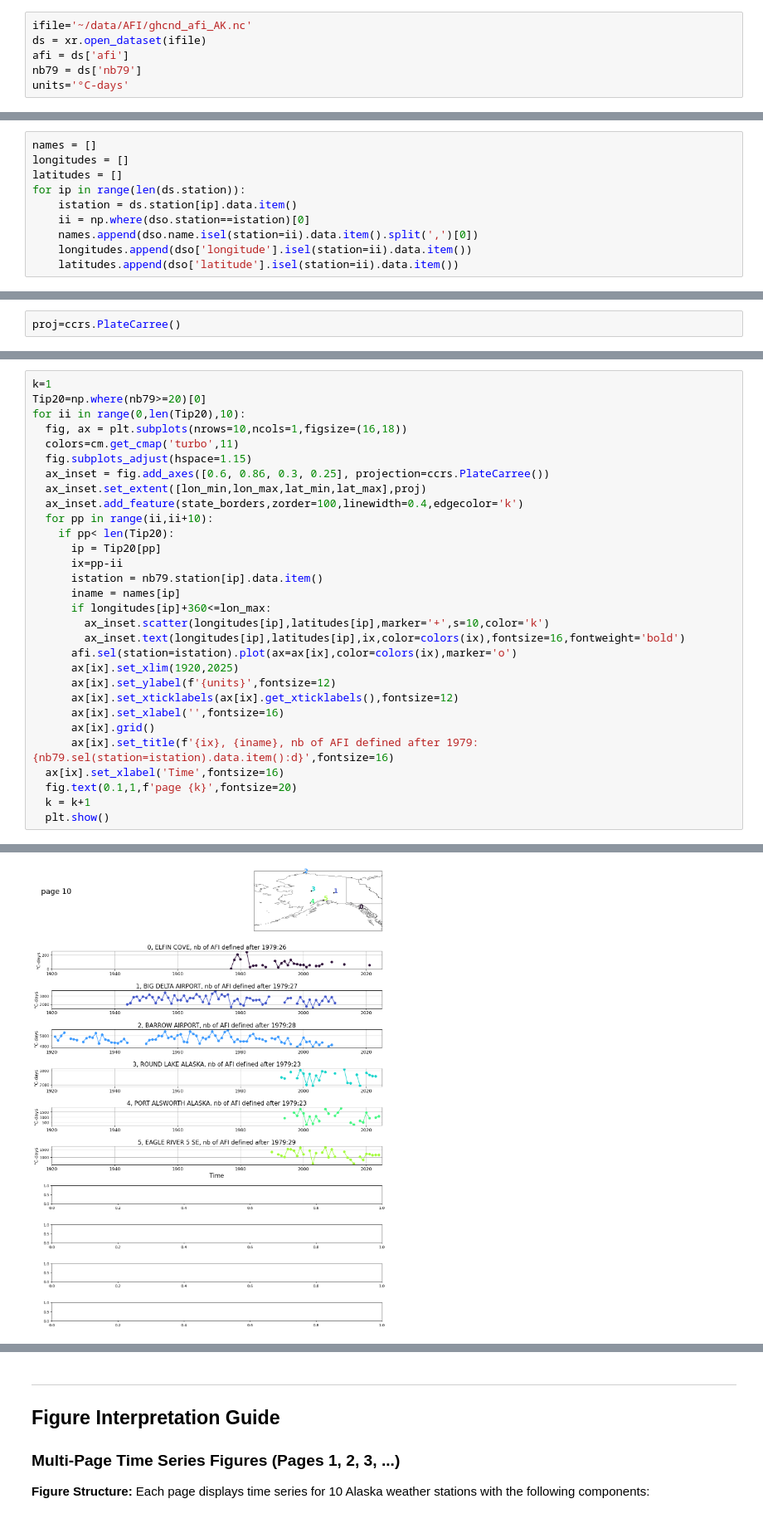
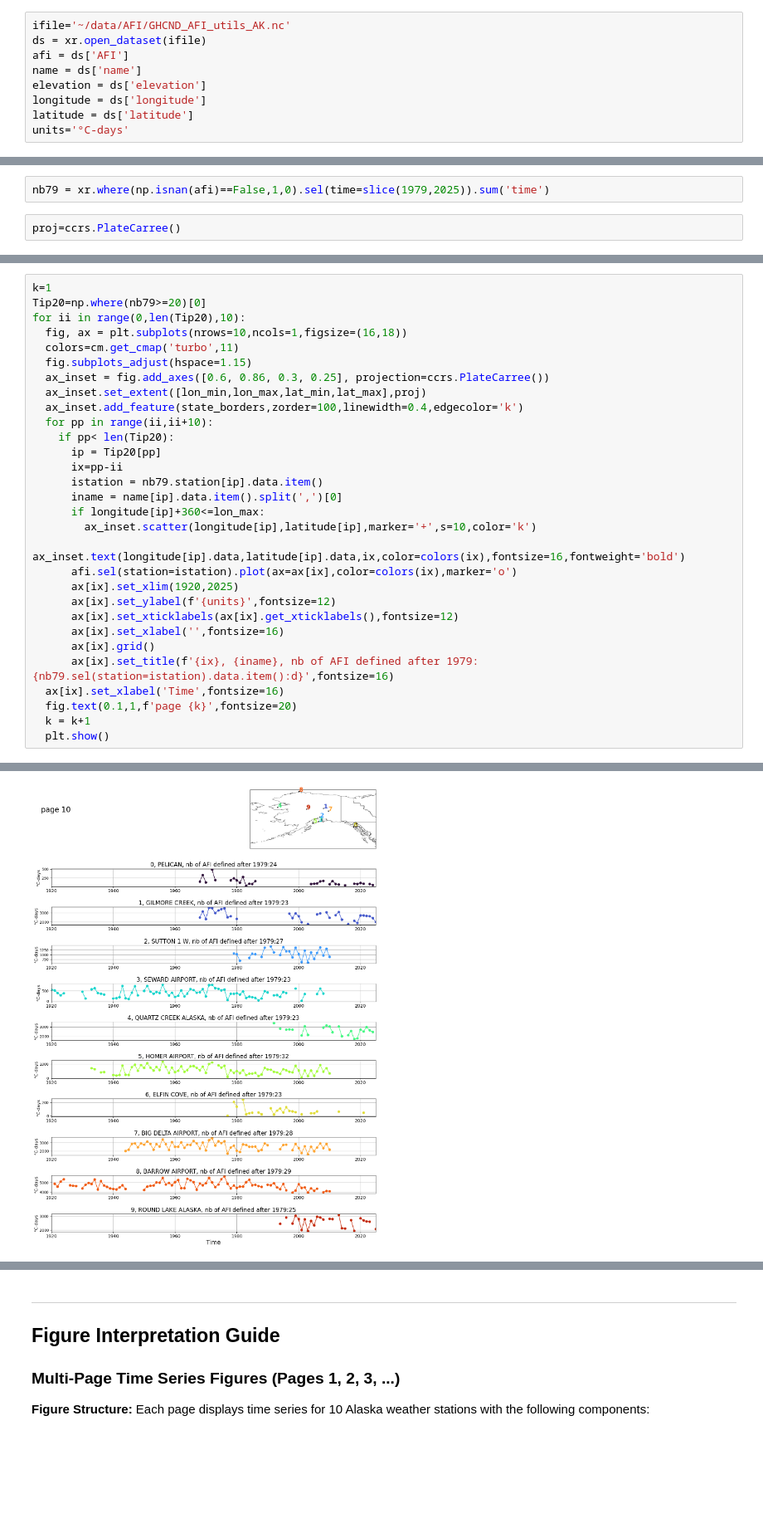
Before and after one commit to GaelleHervieux/ERA5_Tair_Tmin_Tmax, a Jupyter notebook: plot_AK_tavg_toAFI.ipynb, the cells around one changed output, grey strips where cells are left out. Shown at 83% size. Drawn from its saved outputs; the diff is of its cells as text; blank space fills up the shorter version.

```diff
--- a/plot_AK_tavg_toAFI.ipynb
+++ b/plot_AK_tavg_toAFI.ipynb
@@ -82,8 +82,11 @@ lat_min=50;lat_max=72
 
 Alaska domain is defined by longitude and latitude boundaries:
 # %%
-ifile='~/data/AFI/ghcnd_afi_AK.nc'
+ifile='~/data/AFI/GHCND_AFI_utils_AK.nc'
 ds = xr.open_dataset(ifile)
-afi = ds['afi']
-nb79 = ds['nb79']
+afi = ds['AFI']
+name = ds['name']
+elevation = ds['elevation']
+longitude = ds['longitude']
+latitude = ds['latitude']
 units='°C-days'
@@ -98,10 +92,0 @@ dso = xr.open_dataset(ifile)
-# %%
-names = []
-longitudes = []
-latitudes = []
-for ip in range(len(ds.station)):
-    istation = ds.station[ip].data.item()
-    ii = np.where(dso.station==istation)[0]
-    names.append(dso.name.isel(station=ii).data.item().split(',')[0])
-    longitudes.append(dso['longitude'].isel(station=ii).data.item())
-    latitudes.append(dso['latitude'].isel(station=ii).data.item())
@@ -120,2 +93,4 @@ latitudes = np.array(latitudes)
+# %%
+nb79 = xr.where(np.isnan(afi)==False,1,0).sel(time=slice(1979,2025)).sum('time')
 # %%
 proj=ccrs.PlateCarree()
@@ -161,10 +113,10 @@ for ii in range(0,len(Tip20),10):
       ip = Tip20[pp]
       ix=pp-ii
       istation = nb79.station[ip].data.item()
-      iname = names[ip]
-      if longitudes[ip]+360<=lon_max:
-        ax_inset.scatter(longitudes[ip],latitudes[ip],marker='+',s=10,color='k')
-        ax_inset.text(longitudes[ip],latitudes[ip],ix,color=colors(ix),fontsize=16,fontweight='bold')
+      iname = name[ip].data.item().split(',')[0]
+      if longitude[ip]+360<=lon_max:
+        ax_inset.scatter(longitude[ip],latitude[ip],marker='+',s=10,color='k')
+        ax_inset.text(longitude[ip].data,latitude[ip].data,ix,color=colors(ix),fontsize=16,fontweight='bold')
       afi.sel(station=istation).plot(ax=ax[ix],color=colors(ix),marker='o')
       ax[ix].set_xlim(1920,2025)
       ax[ix].set_ylabel(f'{units}',fontsize=12)
@@ -189 +141 @@ for ii in range(0,len(Tip20),10):
-[figure, old version]
+[figure, new version]
```
Also changed, not shown: parts of 7 cells of this notebook.
